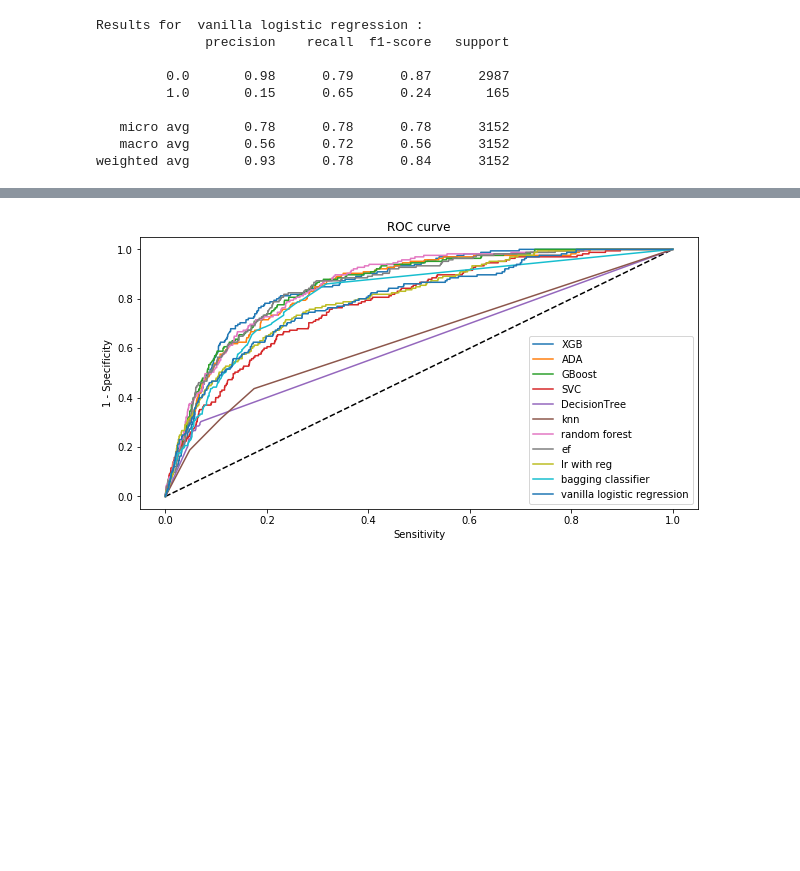
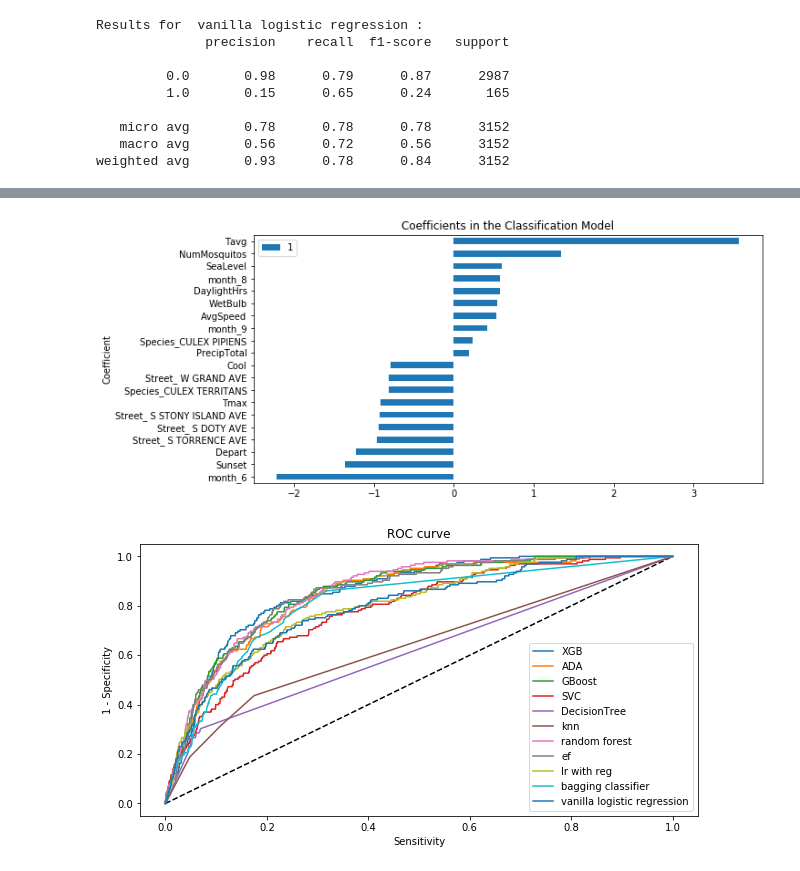
Before and after one commit to bearylogical/west_nile_colab, a Jupyter notebook: 06_model_optimization.ipynb, the cells around one changed output, grey strips where cells are left out. Drawn from its saved outputs; the diff is of its cells as text; code cells hidden in the pictures; blank space fills up the shorter version.

```diff
--- a/06_model_optimization.ipynb
+++ b/06_model_optimization.ipynb
@@ -336,3 +338,12 @@ df.sort_values('abscoeff',ascending=False).head(10)
+# %%
+imp_coefs = pd.concat([df.sort_values(by=1).head(10),
+                     df.sort_values(by=1).tail(10)])
+imp_coefs.plot(x=0,y=1,kind = "barh", figsize = (10,5))
+plt.title("Coefficients in the Classification Model")
+plt.ylabel("Coefficient")
+plt.show()
+# %% [output]
+[figure, added]
 # %%
 #### Plot figure
 plt.figure(1,figsize=(10,5))
```
Also changed, not shown: parts of 2 cells of this notebook.
